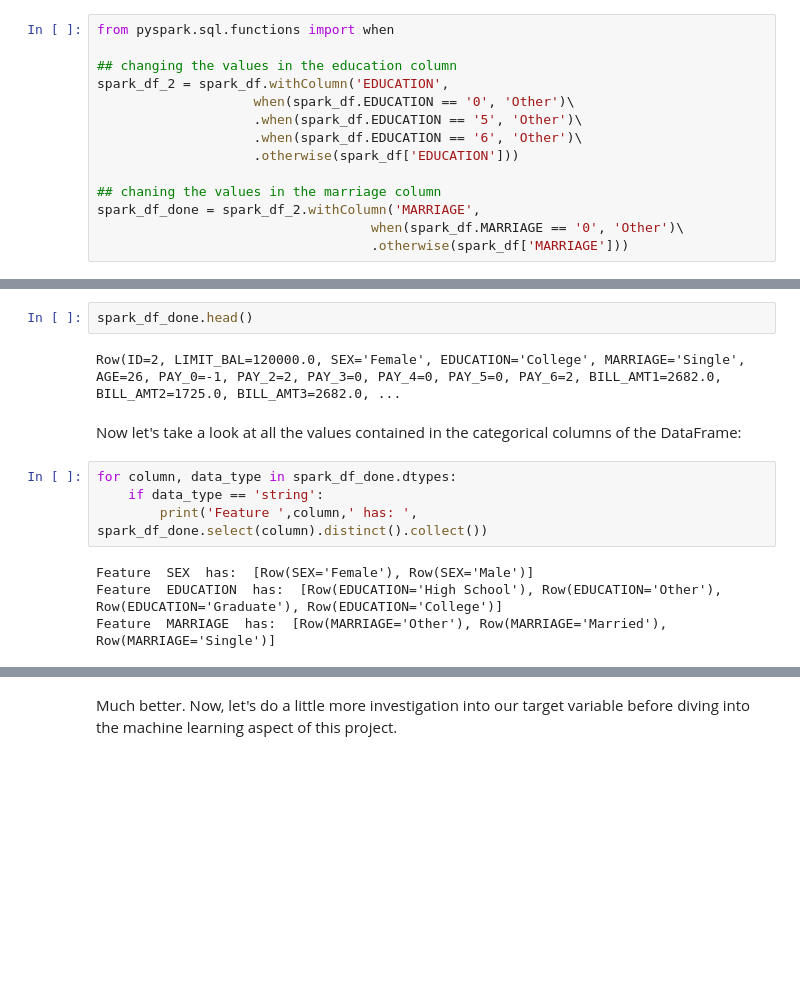
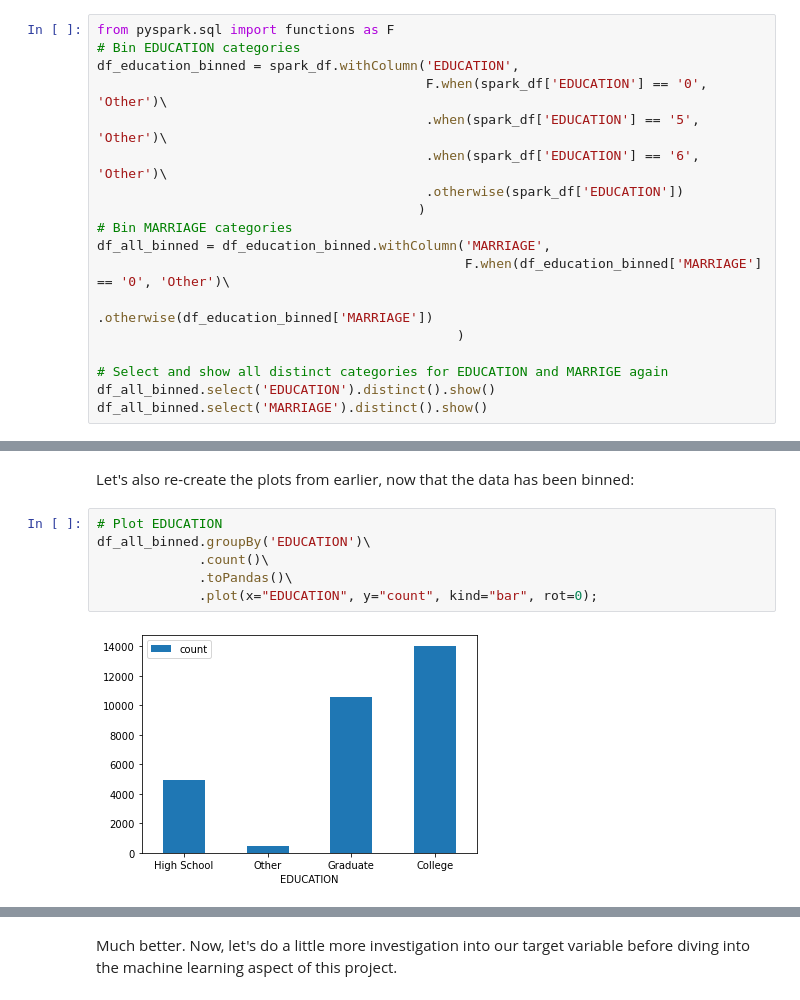
Before and after one commit to learn-co-curriculum/dsc-machine-learning-with-spark-lab, a Jupyter notebook: index.ipynb, the cells around one changed output, grey strips where cells are left out. Cells and saved outputs as stored; diff of their text form; blank space fills up the shorter version.

```diff
--- a/index.ipynb
+++ b/index.ipynb
@@ -105,14 +164,18 @@ It looks like there are barely any of the 0 and 5 categories. We can go ahead an
 # %%
-from pyspark.sql.functions import when
+from pyspark.sql import functions as F
+# Bin EDUCATION categories
+df_education_binned = spark_df.withColumn('EDUCATION',
+                                          F.when(spark_df['EDUCATION'] == '0', 'Other')\
+                                          .when(spark_df['EDUCATION'] == '5', 'Other')\
+                                          .when(spark_df['EDUCATION'] == '6', 'Other')\
+                                          .otherwise(spark_df['EDUCATION'])
+                                         )
+# Bin MARRIAGE categories
+df_all_binned = df_education_binned.withColumn('MARRIAGE',
+                                               F.when(df_education_binned['MARRIAGE'] == '0', 'Other')\
+                                               .otherwise(df_education_binned['MARRIAGE'])
+                                              )
 
-## changing the values in the education column
-spark_df_2 = spark_df.withColumn('EDUCATION',
-                    when(spark_df.EDUCATION == '0', 'Other')\
-                    .when(spark_df.EDUCATION == '5', 'Other')\
-                    .when(spark_df.EDUCATION == '6', 'Other')\
-                    .otherwise(spark_df['EDUCATION']))
-
-## chaning the values in the marriage column
-spark_df_done = spark_df_2.withColumn('MARRIAGE',
-                                   when(spark_df.MARRIAGE == '0', 'Other')\
-                                   .otherwise(spark_df['MARRIAGE']))
+# Select and show all distinct categories for EDUCATION and MARRIGE again
+df_all_binned.select('EDUCATION').distinct().show()
+df_all_binned.select('MARRIAGE').distinct().show()
@@ -119,14 +199,10 @@ spark_df_done = spark_df_2.withColumn('MARRIAGE',
-# %%
-spark_df_done.head()
-# %% [output]
-Row(ID=2, LIMIT_BAL=120000.0, SEX='Female', EDUCATION='College', MARRIAGE='Single', AGE=26, PAY_0=-1, PAY_2=2, PAY_3=0, PAY_4=0, PAY_5=0, PAY_6=2, BILL_AMT1=2682.0, BILL_AMT2=1725.0, BILL_AMT3=2682.0, ...
-# %% [markdown]
-Now let's take a look at all the values contained in the categorical columns of the DataFrame:
-# %%
-for column, data_type in spark_df_done.dtypes:
-    if data_type == 'string':
-        print('Feature ',column,' has: ', spark_df_done.select(column).distinct().collect())
-# %% [output]
-Feature  SEX  has:  [Row(SEX='Female'), Row(SEX='Male')]
-Feature  EDUCATION  has:  [Row(EDUCATION='High School'), Row(EDUCATION='Other'), Row(EDUCATION='Graduate'), Row(EDUCATION='College')]
-Feature  MARRIAGE  has:  [Row(MARRIAGE='Other'), Row(MARRIAGE='Married'), Row(MARRIAGE='Single')]
+# %% [markdown]
+Let's also re-create the plots from earlier, now that the data has been binned:
+# %%
+# Plot EDUCATION
+df_all_binned.groupBy('EDUCATION')\
+             .count()\
+             .toPandas()\
+             .plot(x="EDUCATION", y="count", kind="bar", rot=0);
+# %% [output]
+[figure, added]
```
Also changed, not shown: parts of 82 cells of this notebook, 9 other files.
